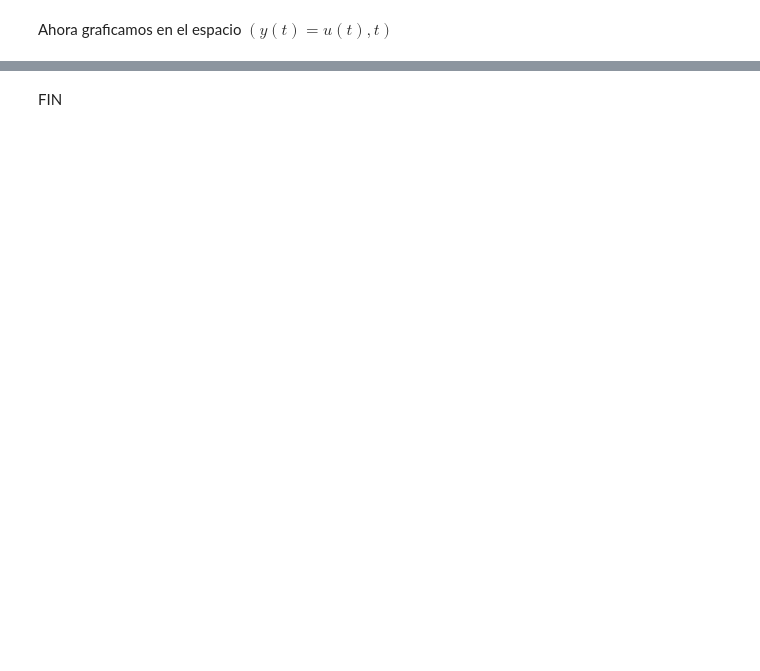
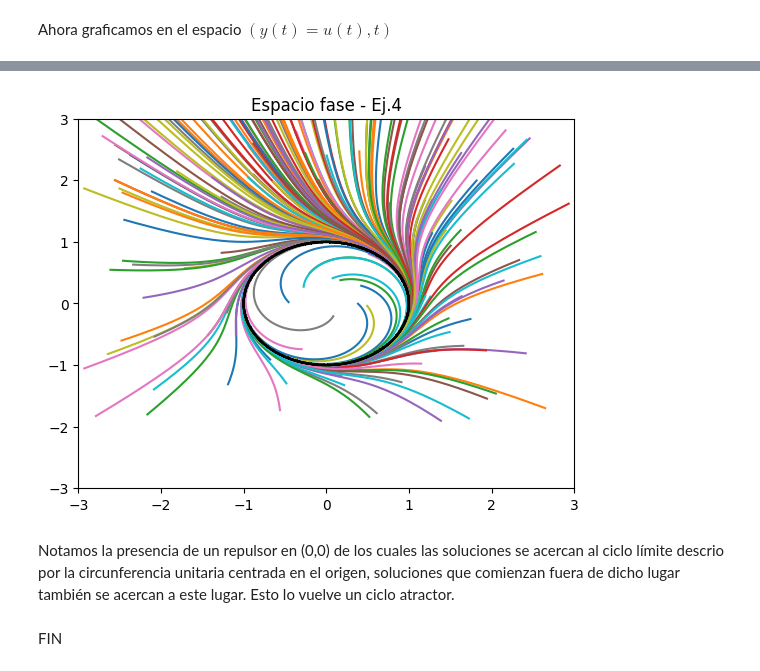
Before and after one commit to SebastianNegrete/Fisica_Computacional_Negrete_Aragon, a Jupyter notebook: Tarea_14.ipynb, the cells around one changed output, grey strips where cells are left out. Drawn from its saved outputs; the diff is of its cells as text; code cells hidden in the pictures; blank space fills up the shorter version.

```diff
--- a/Tarea_14.ipynb
+++ b/Tarea_14.ipynb
@@ -185,2 +251,20 @@ end
+# %%
+H(x,t)=[x[1]+x[2]-x[1].*(x[1].^2+x[2].^2),-x[1]+x[2]-x[2].*(x[1].^2+x[2].^2)] #Función que describe nuestro sistema para RungeKutta4
+for i in 1:200
+    a=3*(2*rand(1)-1)
+    b=2*(4*rand(1)-1)
+    vs_e4=RungeKutta4(H,listat,[a,b])
+    lista_x_e4=ent(vs_e4,1)
+    lista_y_e4=ent(vs_e4,2)
+    plot(lista_x_e4,lista_y_e4)
+    plot(cos.(listat),sin.(listat),color="black") #Graficar el lugar geométrico que describe el ciclo límite
+    xlim([-3,3])
+    ylim([-3,3])
+    title("Espacio fase - Ej.4")
+end
+# %% [output]
+[figure, added]
+# %% [markdown]
+Notamos la presencia de un repulsor en (0,0) de los cuales las soluciones se acercan al ciclo límite descrio por la circunferencia unitaria centrada en el origen, soluciones que comienzan fuera de dicho lugar también se acercan a este lugar. Esto lo vuelve un ciclo atractor.
 # %% [markdown]
 FIN
```
Also changed, not shown: parts of 11 cells of this notebook.
